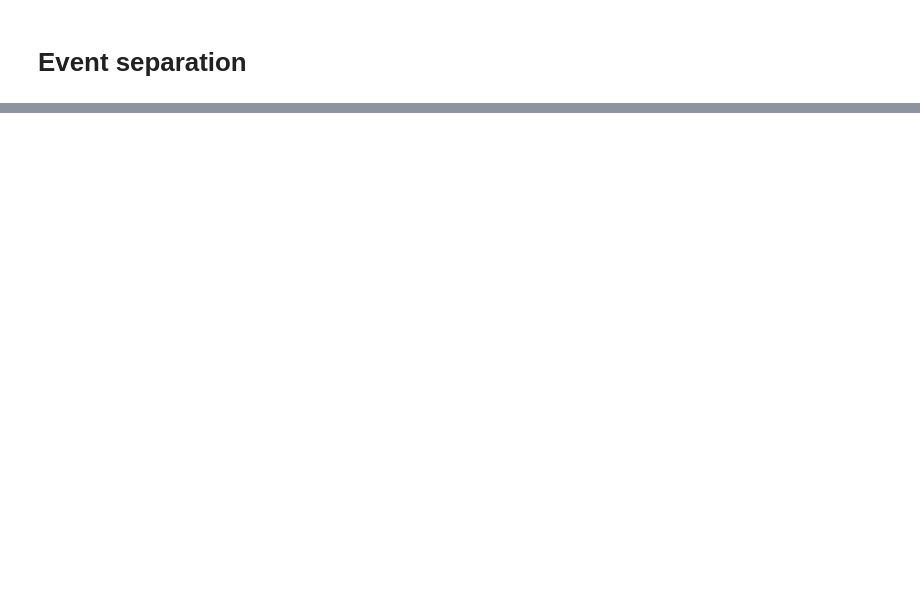
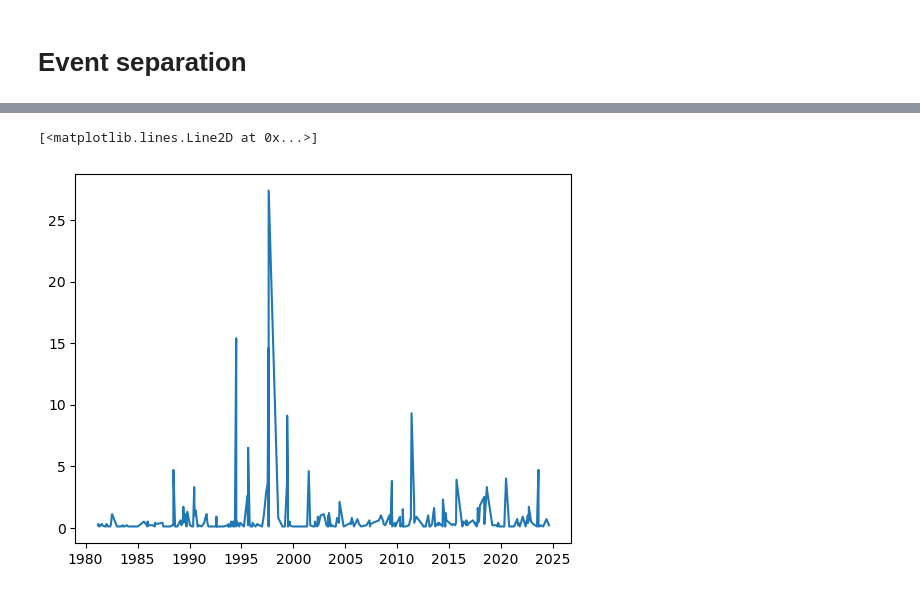
Before and after one commit to Eugnmttx/RainAnalysis, a Jupyter notebook: Version1/Event_separation.ipynb, the cells around one changed output, grey strips where cells are left out. Cells and saved outputs as stored; diff of their text form; code cells hidden in the pictures; blank space fills up the shorter version.

```diff
--- a/Version1/Event_separation.ipynb
+++ b/Version1/Event_separation.ipynb
@@ -88,0 +107,5 @@ start_times = np.delete(start_times,0)
+# %%
+plt.plot(start_times[durations<1],events[durations<1], '-')
+# %% [output]
+[<matplotlib.lines.Line2D at 0x...>]
+[figure, added]
```
Also changed, not shown: parts of 12 cells of this notebook.
